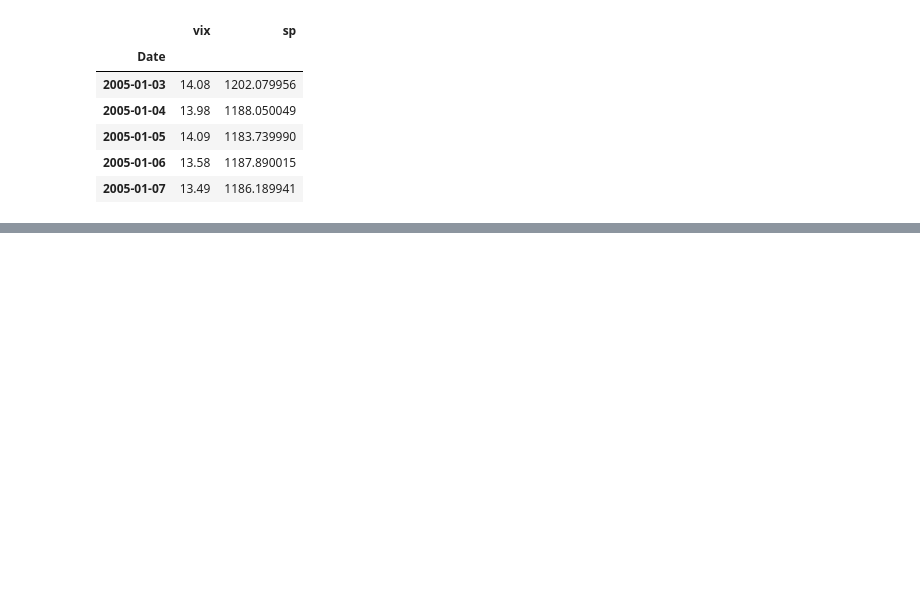
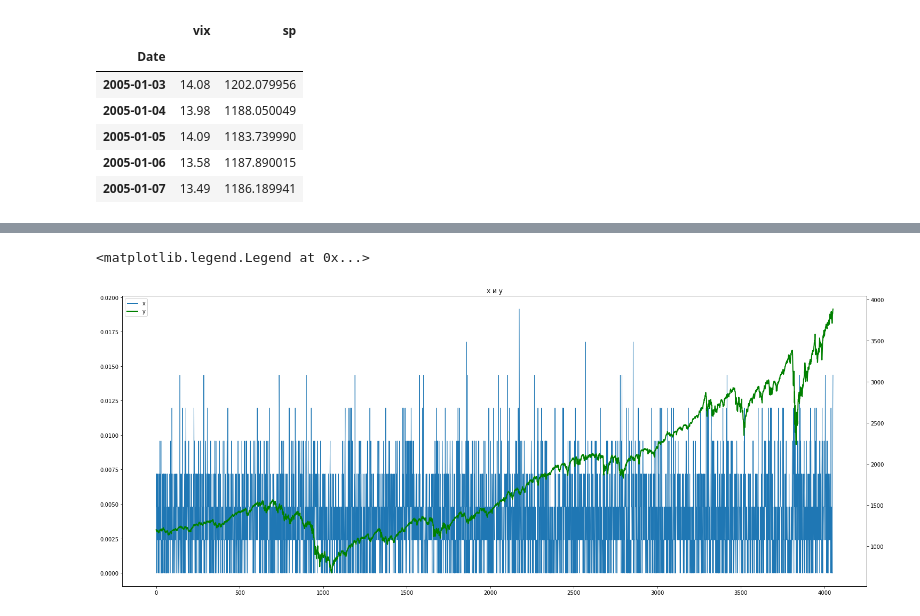
Before and after one commit to ksn38/fin, a Jupyter notebook: sp500_stocks2.ipynb, the cells around one changed output, grey strips where cells are left out. Saved outputs shown, nothing was run; the diff lists cells and outputs as text; code cells hidden in the pictures; blank space fills up the shorter version.

```diff
--- a/sp500_stocks2.ipynb
+++ b/sp500_stocks2.ipynb
@@ -89,0 +117,37 @@ for i in range(2090, len(df)):
+# %%
+win = 10
+arr = []
+
+for i in range(0, len(df)):
+    df_stocks = df_all.iloc[i: i+win]
+    df_sc = pd.DataFrame(scaler.fit_transform(df_stocks))
+
+    df_sc.loc[420] = df_sc.iloc[-5:].mean(axis=0)
+    df0_sc = df_sc.sort_values(by=[420], axis=1)
+    df0_sc = df0_sc.drop(420, axis=0)
+
+    df_sc.loc[420] = df_sc.iloc[:5].mean(axis=0)
+    df1_sc = df_sc.sort_values(by=[420], axis=1, ascending=False)
+    df1_sc = df1_sc.drop(420, axis=0)
+
+    arr.append(precision(df0_sc.columns, df1_sc.columns))
+# %%
+x = pd.Series(arr)
+df_ = df.reset_index(drop=True)
+x.reset_index(drop=True, inplace=True)
+df_ = df_.join(x.rename('0'))
+
+fig, ax = plt.subplots()
+ax.set_title('x и y')
+fig.set_size_inches(25, 10)
+
+lns1 = ax.plot(df_['0'], linewidth=1, label='x')
+ax2 = ax.twinx()
+lns2 = ax2.plot(df_.sp, linewidth=2, c='g', label='y')
+
+lns = lns1+lns2
+labs = [l.get_label() for l in lns]
+ax.legend(lns, labs, loc='upper left')
+# %% [output]
+<matplotlib.legend.Legend at 0x...>
+[figure, added]
```
Also changed, not shown: parts of 6 cells of this notebook.
